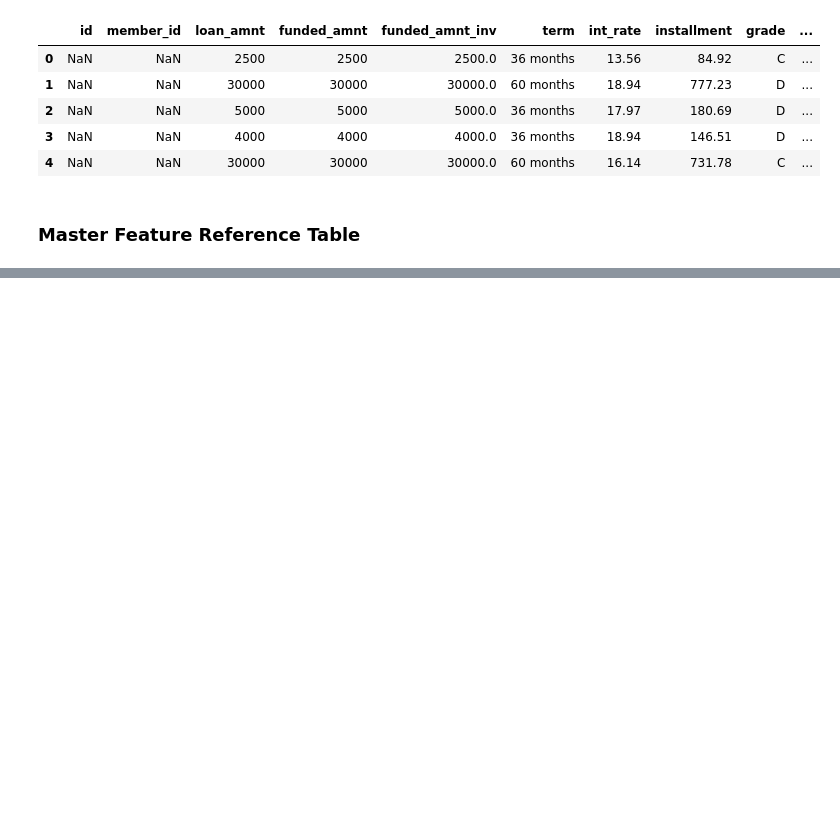
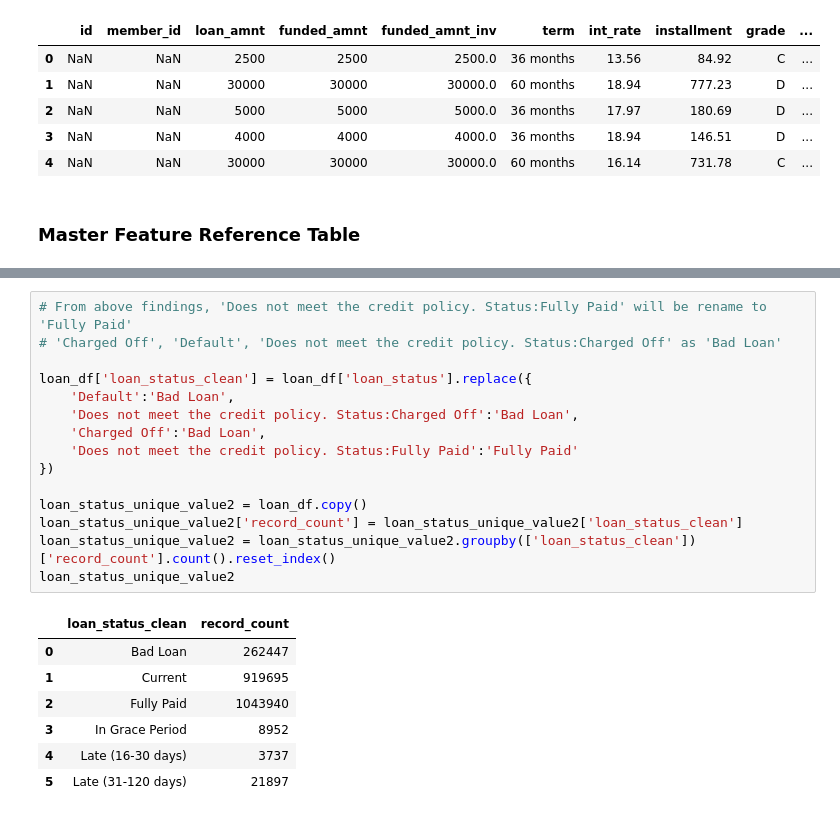
Before and after one commit to yusharif1605-dev/Credit-Scoring, a Jupyter notebook: Notebook/process.ipynb, the cells around one changed output, grey strips where cells are left out. Cells and saved outputs as stored; diff of their text form; blank space fills up the shorter version.

```diff
--- a/Notebook/process.ipynb
+++ b/Notebook/process.ipynb
@@ -37,0 +84,23 @@ sample_loan.to_csv('300_sample_loan.csv',index=False)
+# %%
+# From above findings, 'Does not meet the credit policy. Status:Fully Paid' will be rename to 'Fully Paid'
+# 'Charged Off', 'Default', 'Does not meet the credit policy. Status:Charged Off' as 'Bad Loan'
+
+loan_df['loan_status_clean'] = loan_df['loan_status'].replace({
+    'Default':'Bad Loan',
+    'Does not meet the credit policy. Status:Charged Off':'Bad Loan',
+    'Charged Off':'Bad Loan',
+    'Does not meet the credit policy. Status:Fully Paid':'Fully Paid'
+})
+
+loan_status_unique_value2 = loan_df.copy()
+loan_status_unique_value2['record_count'] = loan_status_unique_value2['loan_status_clean']
+loan_status_unique_value2 = loan_status_unique_value2.groupby(['loan_status_clean'])['record_count'].count().reset_index()
+loan_status_unique_value2
+# %% [output]
+|  | loan_status_clean | record_count |
+| 0 | Bad Loan | 262447 |
+| 1 | Current | 919695 |
+| 2 | Fully Paid | 1043940 |
+| 3 | In Grace Period | 8952 |
+| 4 | Late (16-30 days) | 3737 |
+| 5 | Late (31-120 days) | 21897 |
```
Also changed, not shown: parts of 6 cells of this notebook.
